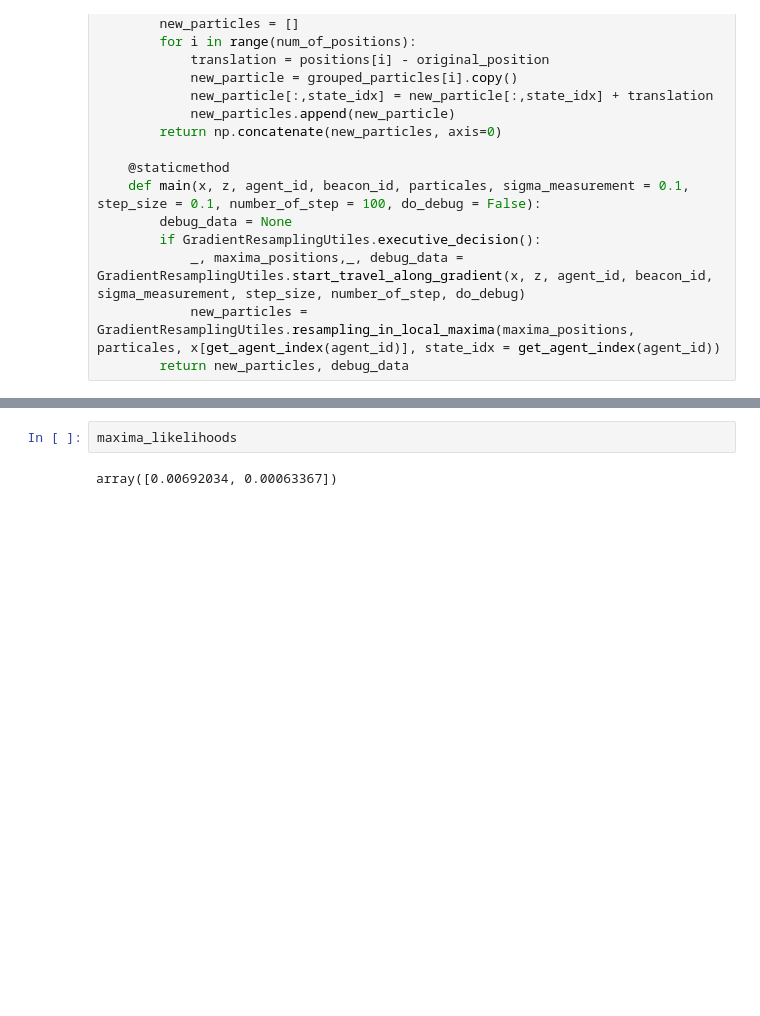
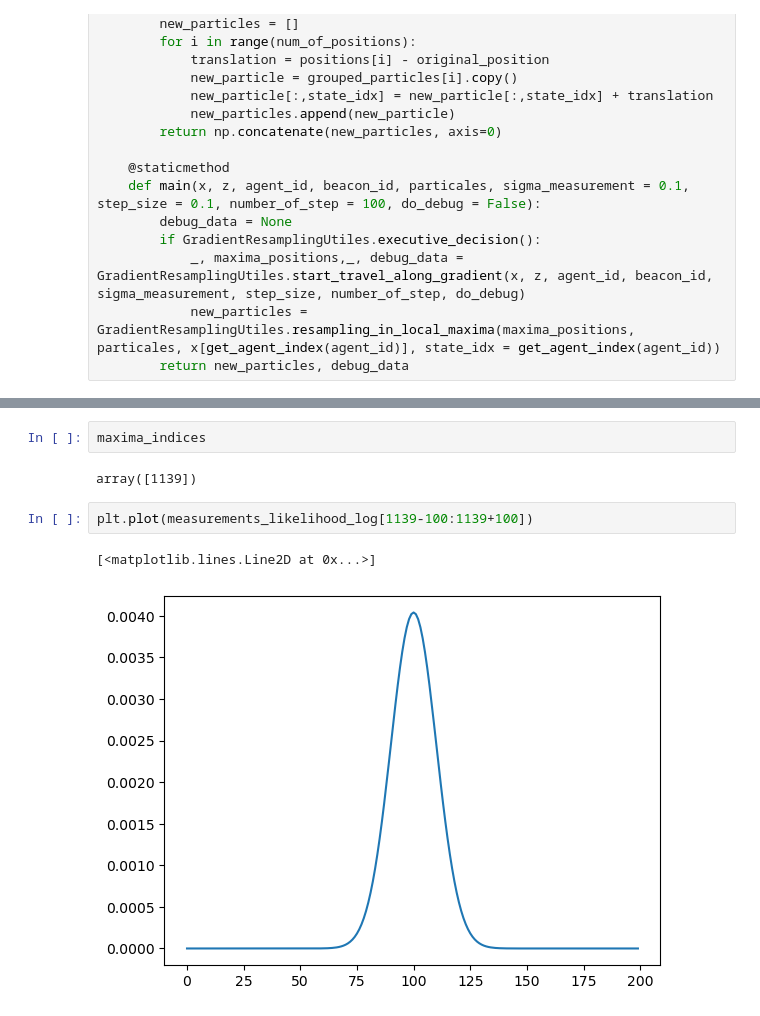
Before and after one commit to CearLab/ActiveLoc, a Jupyter notebook: PF/grad_PF.ipynb, the cells around one changed output, grey strips where cells are left out. Cells and saved outputs as stored; diff of their text form; blank space fills up the shorter version.

```diff
--- a/PF/grad_PF.ipynb
+++ b/PF/grad_PF.ipynb
@@ -656,7 +648,12 @@ plt.scatter(maxima_indices,maxima_likelihoods)
-# %%
-maxima_likelihoods
-# %% [output]
-array([0.00692034, 0.00063367])
+# %%
+maxima_indices
+# %% [output]
+array([1139])
+# %%
+plt.plot(measurements_likelihood_log[1139-100:1139+100])
+# %% [output]
+[<matplotlib.lines.Line2D at 0x...>]
+[figure, added]
 # %%
 
 #plot the particles with gt3
```
Also changed, not shown: parts of 5 cells of this notebook, 1 other file.
